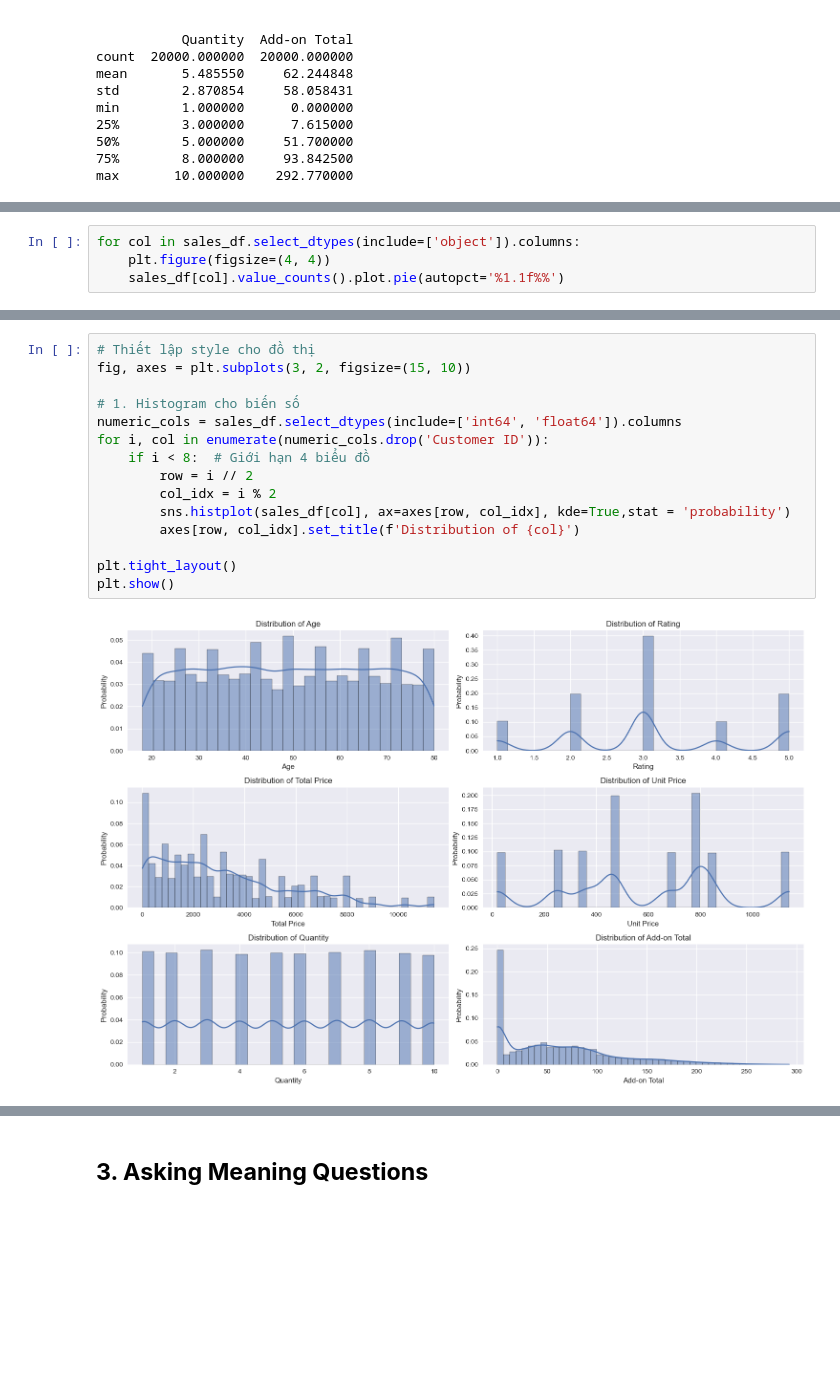
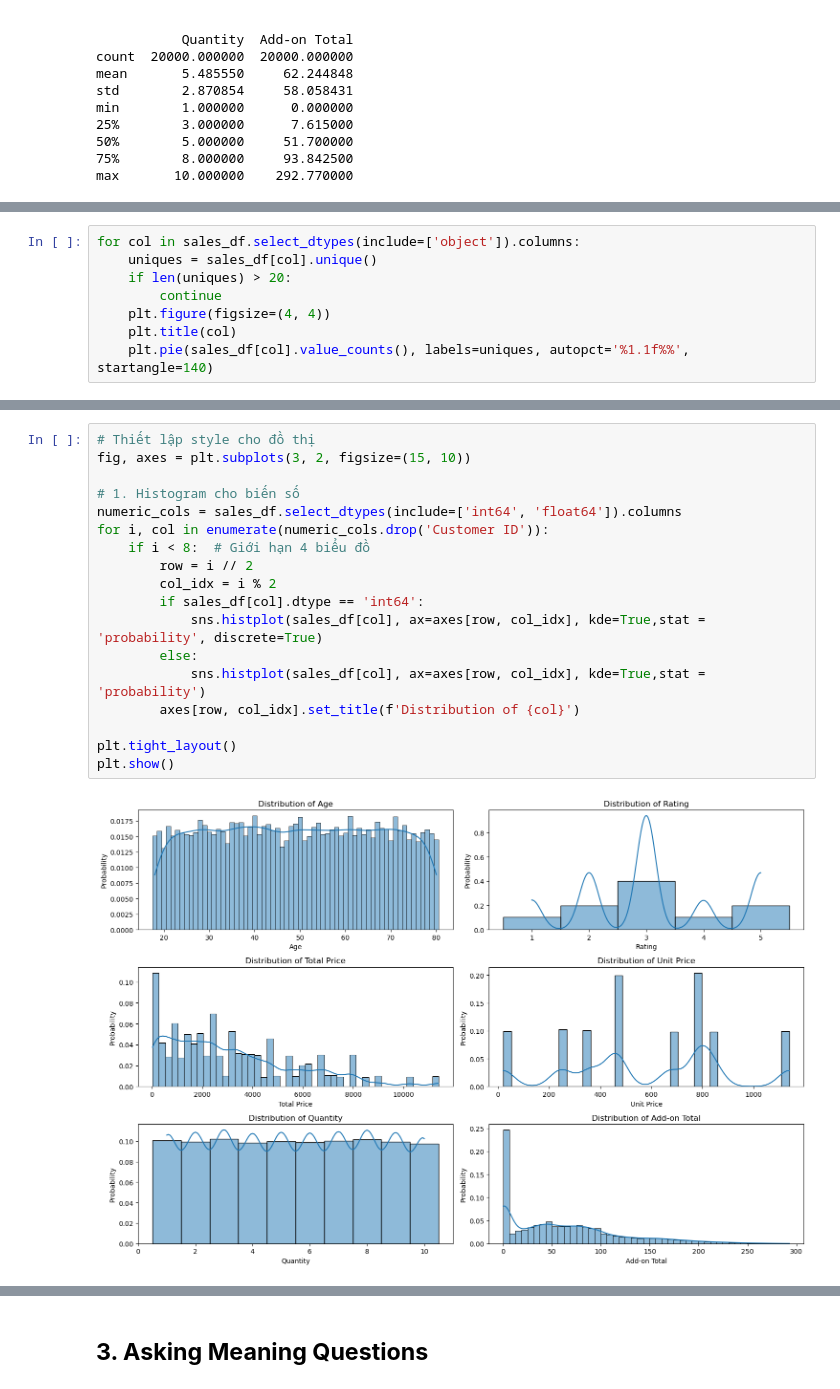
Before and after one commit to LtnLinh/CSC17104-Programming-for-Data-Science, a Jupyter notebook: Notebook.ipynb, the cells around one changed output, grey strips where cells are left out. Cells and saved outputs as stored; diff of their text form; blank space fills up the shorter version.

```diff
--- a/Notebook.ipynb
+++ b/Notebook.ipynb
@@ -150,6 +150,10 @@ Impulse Item,Extended Warranty,Accessory             68
 Name: Add-ons Purchased, Length: 75, dtype: int64
 # %%
 for col in sales_df.select_dtypes(include=['object']).columns:
+	uniques = sales_df[col].unique()
+	if len(uniques) > 20:
+		continue
 	plt.figure(figsize=(4, 4))
-	sales_df[col].value_counts().plot.pie(autopct='%1.1f%%')
+	plt.title(col)
+	plt.pie(sales_df[col].value_counts(), labels=uniques, autopct='%1.1f%%', startangle=140)
 # %% [output]
@@ -172,17 +174,20 @@ addons.plot(kind='bar', figsize=(10, 6), color='skyblue')
 # %%
 # Thiết lập style cho đồ thị
 fig, axes = plt.subplots(3, 2, figsize=(15, 10))
 
 # 1. Histogram cho biến số
 numeric_cols = sales_df.select_dtypes(include=['int64', 'float64']).columns
 for i, col in enumerate(numeric_cols.drop('Customer ID')):
     if i < 8:  # Giới hạn 4 biểu đồ
         row = i // 2
         col_idx = i % 2
-        sns.histplot(sales_df[col], ax=axes[row, col_idx], kde=True,stat = 'probability')
+        if sales_df[col].dtype == 'int64':
+            sns.histplot(sales_df[col], ax=axes[row, col_idx], kde=True,stat = 'probability', discrete=True)
+        else:
+            sns.histplot(sales_df[col], ax=axes[row, col_idx], kde=True,stat = 'probability')
         axes[row, col_idx].set_title(f'Distribution of {col}')
 
 plt.tight_layout()
 plt.show()
 # %% [output]
-[figure, old version]
+[figure, new version]
```
Also changed, not shown: parts of 6 cells of this notebook.
